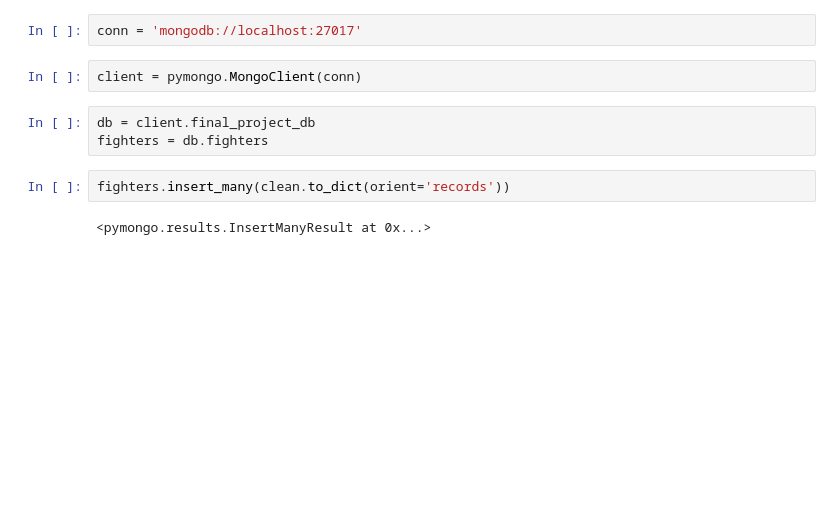
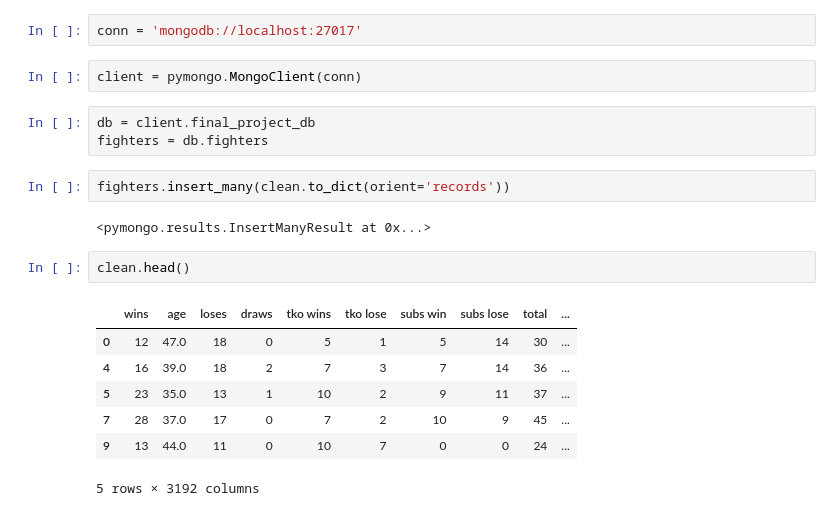
Before and after one commit to merepbj/finalprojectmj, a Jupyter notebook: machine learning fighters.ipynb, the cells around one changed output. Cells and saved outputs as stored; diff of their text form; blank space fills up the shorter version.

```diff
--- a/machine learning fighters.ipynb
+++ b/machine learning fighters.ipynb
@@ -252,3 +276,13 @@ fighters = db.fighters
 fighters.insert_many(clean.to_dict(orient='records'))
 # %% [output]
 <pymongo.results.InsertManyResult at 0x...>
+# %%
+clean.head()
+# %% [output]
+|  | wins | age | loses | draws | tko wins | tko lose | subs win | subs lose | total | ... |
+| 0 | 12 | 47.0 | 18 | 0 | 5 | 1 | 5 | 14 | 30 | ... |
+| 4 | 16 | 39.0 | 18 | 2 | 7 | 3 | 7 | 14 | 36 | ... |
+| 5 | 23 | 35.0 | 13 | 1 | 10 | 2 | 9 | 11 | 37 | ... |
+| 7 | 28 | 37.0 | 17 | 0 | 7 | 2 | 10 | 9 | 45 | ... |
+| 9 | 13 | 44.0 | 11 | 0 | 10 | 7 | 0 | 0 | 24 | ... |
+5 rows × 3192 columns
```
Also changed, not shown: parts of 6 cells of this notebook, 2 other files.
